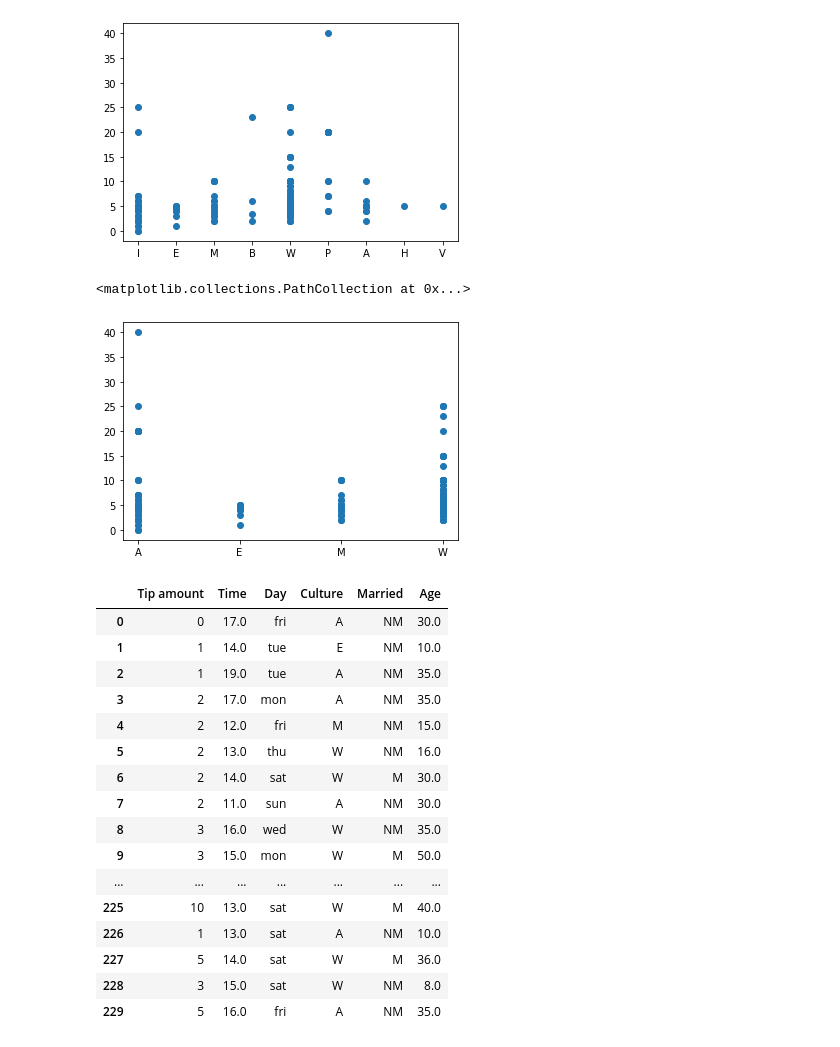
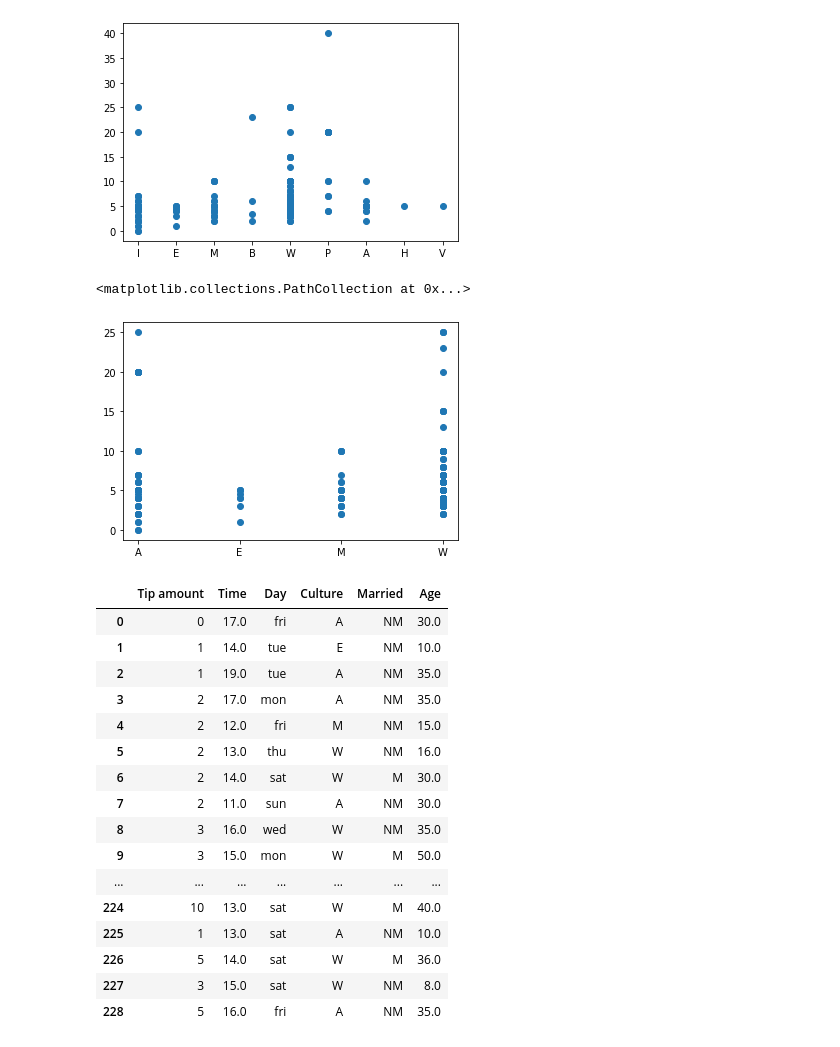
Before and after one commit to oliverlowbob/AAI_First_Mandatory, a Jupyter notebook: Notebook/Haircut Data Processing .ipynb, the cells around one changed output. Saved outputs shown, nothing was run; the diff lists cells and outputs as text; code cells hidden in the pictures.

Commit message:
remove outlier in amount of tips

```diff
--- a/Notebook/Haircut Data Processing .ipynb
+++ b/Notebook/Haircut Data Processing .ipynb
@@ -160,25 +160,31 @@ plt.scatter(x, y)
 # %%
 # In the above scatterplot we notice values H and V.
 # These values we assume are typos,
 # we decide remove these two rows from our dataset.
 df.drop(df.index[df["Culture"].isin(["H", "V"])], inplace=True)
+
+
+# We can also see that we have an outlier with a tip amount of 40, which is gonna skew our data
+# We chose to remove this row, to make the dataset more general
+df.drop(df.index[df["Tip amount"].isin([40])], inplace=True)
+
 
 # Remember to reset index when we drop lines.
 df.reset_index(drop=True, inplace=True)
 
 # We decided to convert the culture codes defined for specifics countries into the culture codes of the continents the
 # countries belong to. Then all culture codes are categorised into continents to keep the data consistent.
 df["Culture"].replace({"I":"A",
                       "P":"A",
                       "B":"W"}, inplace=True)
 
 x = df["Culture"]
 y = df["Tip amount"]
 
 plt.scatter(x, y)
 # %% [output]
 <matplotlib.collections.PathCollection at 0x...>
-[figure, old version]
+[figure, new version]
 # %%
 # To fix inconsistencies in "Day" values, we slice them
 # to the first 3 characters and lowercase
@@ -206,11 +212,11 @@ df
 | 8 | 3 | 16.0 | wed | W | NM | 35.0 |
 | 9 | 3 | 15.0 | mon | W | M | 50.0 |
 | ... | ... | ... | ... | ... | ... | ... |
-| 225 | 10 | 13.0 | sat | W | M | 40.0 |
-| 226 | 1 | 13.0 | sat | A | NM | 10.0 |
-| 227 | 5 | 14.0 | sat | W | M | 36.0 |
-| 228 | 3 | 15.0 | sat | W | NM | 8.0 |
-| 229 | 5 | 16.0 | fri | A | NM | 35.0 |
+| 224 | 10 | 13.0 | sat | W | M | 40.0 |
+| 225 | 1 | 13.0 | sat | A | NM | 10.0 |
+| 226 | 5 | 14.0 | sat | W | M | 36.0 |
+| 227 | 3 | 15.0 | sat | W | NM | 8.0 |
+| 228 | 5 | 16.0 | fri | A | NM | 35.0 |
 # %%
 import pandas_profiling
 
```
Also changed, not shown: 1 other file.
